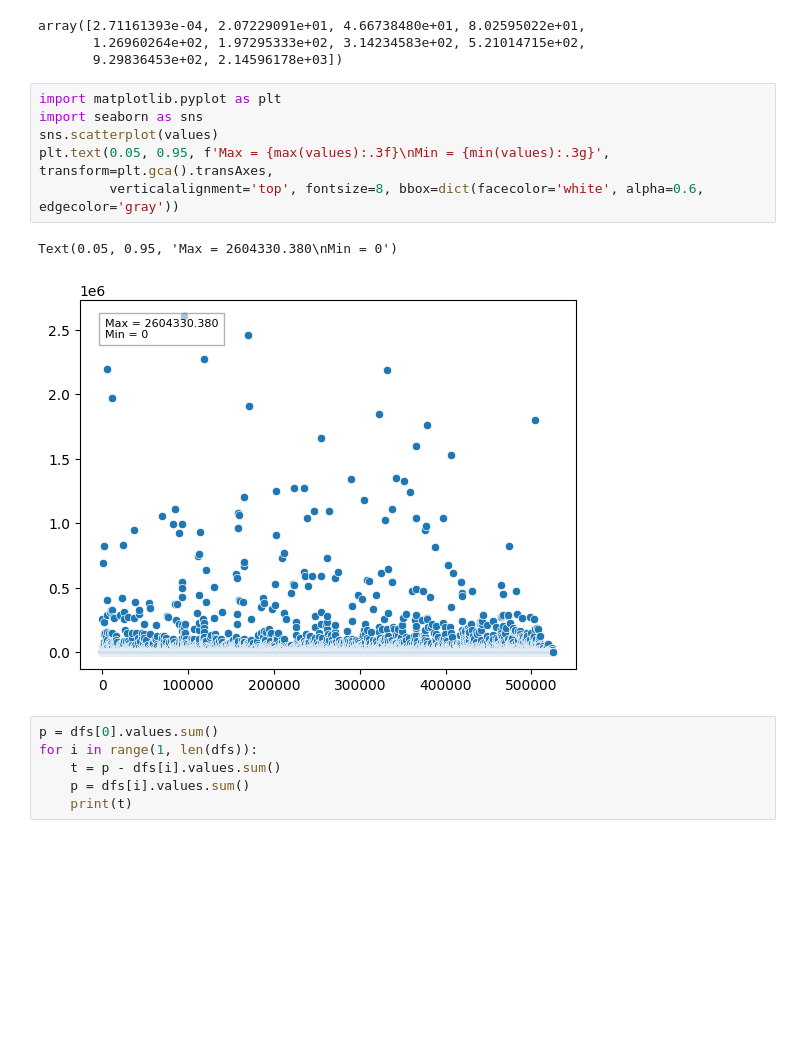
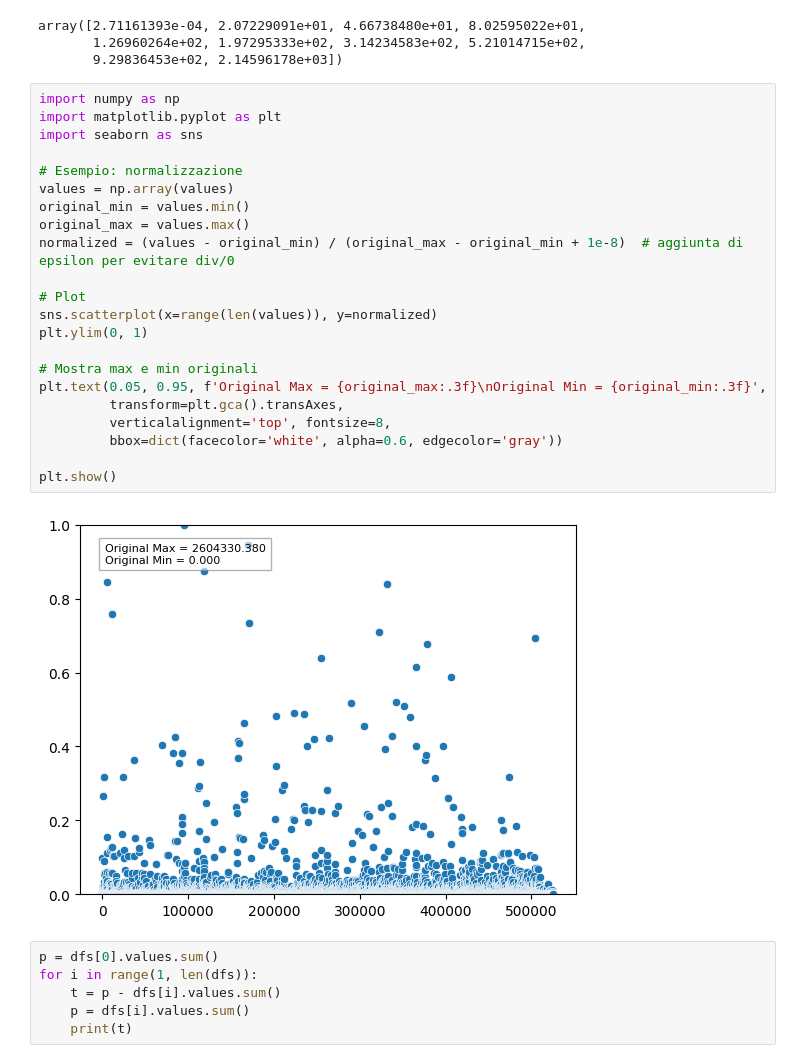
Before and after one commit to MassimoZarantonello2/SignatureInference, a Jupyter notebook: utils/SetdatasetThreshold.ipynb, the cells around one changed output. Saved outputs shown, nothing was run; the diff lists cells and outputs as text; blank space fills up the shorter version.

```diff
--- a/utils/SetdatasetThreshold.ipynb
+++ b/utils/SetdatasetThreshold.ipynb
@@ -27,14 +27,29 @@ array([2.71161393e-04, 2.07229091e+01, 4.66738480e+01, 8.02595022e+01,
        1.26960264e+02, 1.97295333e+02, 3.14234583e+02, 5.21014715e+02,
        9.29836453e+02, 2.14596178e+03])
 # %%
+import numpy as np
 import matplotlib.pyplot as plt
 import seaborn as sns
-sns.scatterplot(values)
-plt.text(0.05, 0.95, f'Max = {max(values):.3f}\nMin = {min(values):.3g}', transform=plt.gca().transAxes,
-         verticalalignment='top', fontsize=8, bbox=dict(facecolor='white', alpha=0.6, edgecolor='gray'))
+
+# Esempio: normalizzazione
+values = np.array(values)
+original_min = values.min()
+original_max = values.max()
+normalized = (values - original_min) / (original_max - original_min + 1e-8)  # aggiunta di epsilon per evitare div/0
+
+# Plot
+sns.scatterplot(x=range(len(values)), y=normalized)
+plt.ylim(0, 1)
+
+# Mostra max e min originali
+plt.text(0.05, 0.95, f'Original Max = {original_max:.3f}\nOriginal Min = {original_min:.3f}',
+         transform=plt.gca().transAxes,
+         verticalalignment='top', fontsize=8,
+         bbox=dict(facecolor='white', alpha=0.6, edgecolor='gray'))
+
+plt.show()
 # %% [output]
-Text(0.05, 0.95, 'Max = 2604330.380\nMin = 0')
-[figure, old version]
+[figure, new version]
 # %%
 p = dfs[0].values.sum()
 for i in range(1, len(dfs)):
```
Also changed, not shown: 5 other files.
